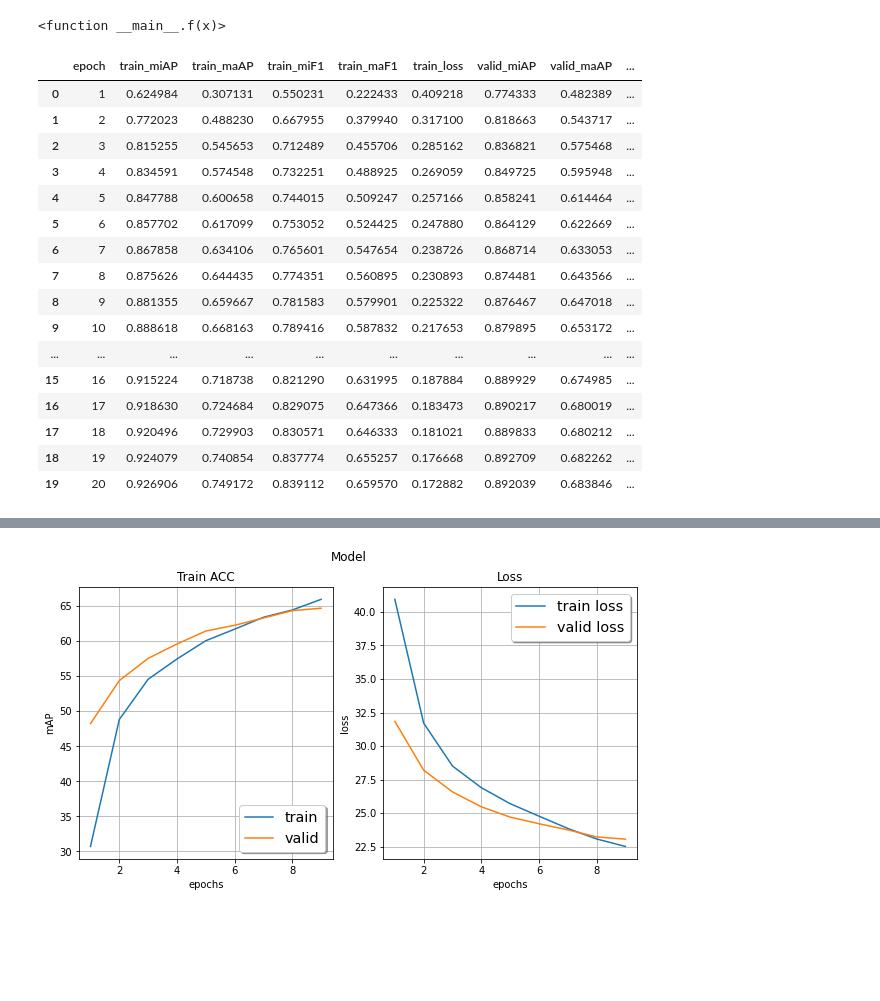
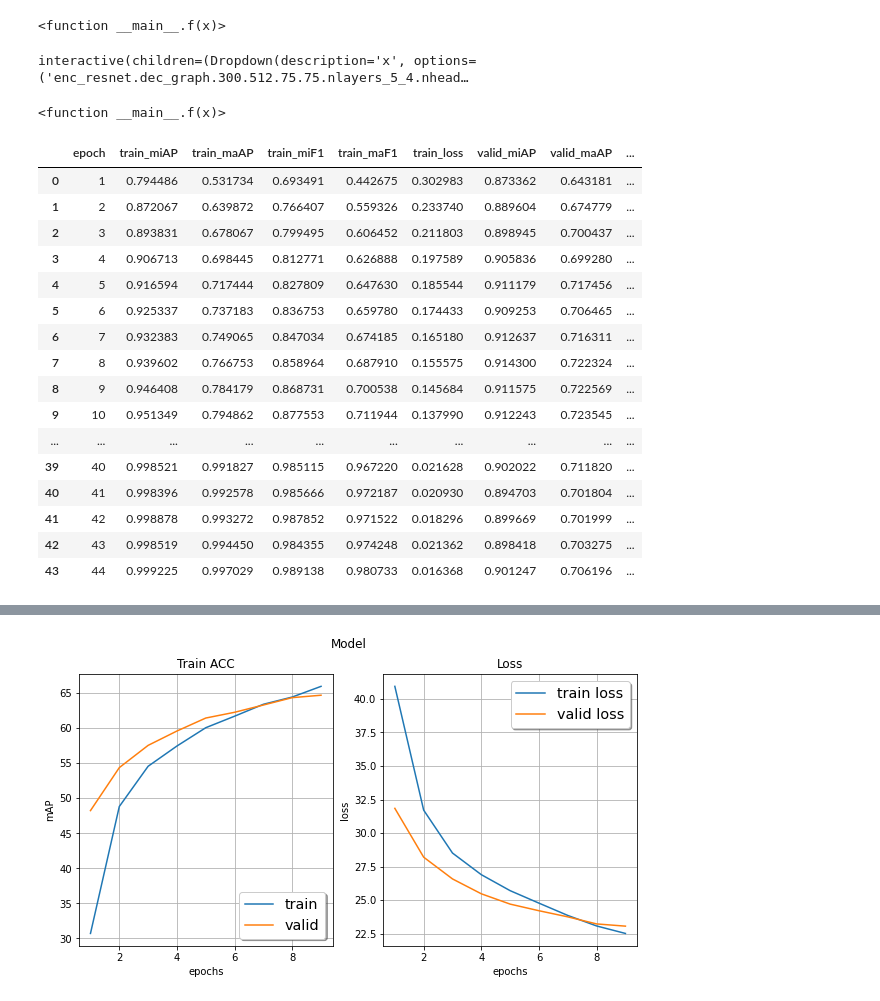
Before and after one commit to JonasKlotz/noiserobust_MLC, a Jupyter notebook: utils/plots/plot_training.ipynb, the cells around one changed output, grey strips where cells are left out. Saved outputs shown, nothing was run; the diff lists cells and outputs as text; code cells hidden in the pictures; blank space fills up the shorter version.

```diff
--- a/utils/plots/plot_training.ipynb
+++ b/utils/plots/plot_training.ipynb
@@ -20,6 +20,11 @@ interact(f, x=[elem for elem in os.listdir(WORK_DIR2) if not elem.startswith('.'
 # %% [output]
 interactive(children=(Dropdown(description='x', options=('09.07_16:04_.glove_d_300.epochs_25.loss_bce.sgd.lr_0…
 <function __main__.f(x)>
+# %%
+interact(f, x=[elem for elem in os.listdir(WORK_DIR) if not elem.startswith('.')])
+# %% [output]
+interactive(children=(Dropdown(description='x', options=('enc_resnet.dec_graph.300.512.75.75.nlayers_5_4.nhead…
+<function __main__.f(x)>
 # %%
 def plot_df(df):
     fig, axs = plt.subplots(1,2, figsize=(10,5))
@@ -45,26 +50,26 @@ def plot_df(df):
     legend = axs[1].legend(loc='upper right', shadow=True, fontsize='x-large')
     plt.show()
 # %%
-df = pd.read_csv('/Users/kiril/Documents/Master/Semester_4/computer vision/remotesensing/src/results/deepglobe/CbMLC/09.07_16:04_.glove_d_300.epochs_25.loss_bce.sgd.lr_0002/results.csv')
+df = pd.read_csv('/Users/kiril/Documents/Master/Semester_4/computer vision/remotesensing/results.csv')
 df
 # %% [output]
 |  | epoch | train_miAP | train_maAP | train_miF1 | train_maF1 | train_loss | valid_miAP | valid_maAP | ... |
-| 0 | 1 | 0.624984 | 0.307131 | 0.550231 | 0.222433 | 0.409218 | 0.774333 | 0.482389 | ... |
-| 1 | 2 | 0.772023 | 0.488230 | 0.667955 | 0.379940 | 0.317100 | 0.818663 | 0.543717 | ... |
-| 2 | 3 | 0.815255 | 0.545653 | 0.712489 | 0.455706 | 0.285162 | 0.836821 | 0.575468 | ... |
-| 3 | 4 | 0.834591 | 0.574548 | 0.732251 | 0.488925 | 0.269059 | 0.849725 | 0.595948 | ... |
-| 4 | 5 | 0.847788 | 0.600658 | 0.744015 | 0.509247 | 0.257166 | 0.858241 | 0.614464 | ... |
-| 5 | 6 | 0.857702 | 0.617099 | 0.753052 | 0.524425 | 0.247880 | 0.864129 | 0.622669 | ... |
-| 6 | 7 | 0.867858 | 0.634106 | 0.765601 | 0.547654 | 0.238726 | 0.868714 | 0.633053 | ... |
-| 7 | 8 | 0.875626 | 0.644435 | 0.774351 | 0.560895 | 0.230893 | 0.874481 | 0.643566 | ... |
-| 8 | 9 | 0.881355 | 0.659667 | 0.781583 | 0.579901 | 0.225322 | 0.876467 | 0.647018 | ... |
-| 9 | 10 | 0.888618 | 0.668163 | 0.789416 | 0.587832 | 0.217653 | 0.879895 | 0.653172 | ... |
+| 0 | 1 | 0.794486 | 0.531734 | 0.693491 | 0.442675 | 0.302983 | 0.873362 | 0.643181 | ... |
+| 1 | 2 | 0.872067 | 0.639872 | 0.766407 | 0.559326 | 0.233740 | 0.889604 | 0.674779 | ... |
+| 2 | 3 | 0.893831 | 0.678067 | 0.799495 | 0.606452 | 0.211803 | 0.898945 | 0.700437 | ... |
+| 3 | 4 | 0.906713 | 0.698445 | 0.812771 | 0.626888 | 0.197589 | 0.905836 | 0.699280 | ... |
+| 4 | 5 | 0.916594 | 0.717444 | 0.827809 | 0.647630 | 0.185544 | 0.911179 | 0.717456 | ... |
+| 5 | 6 | 0.925337 | 0.737183 | 0.836753 | 0.659780 | 0.174433 | 0.909253 | 0.706465 | ... |
+| 6 | 7 | 0.932383 | 0.749065 | 0.847034 | 0.674185 | 0.165180 | 0.912637 | 0.716311 | ... |
+| 7 | 8 | 0.939602 | 0.766753 | 0.858964 | 0.687910 | 0.155575 | 0.914300 | 0.722324 | ... |
+| 8 | 9 | 0.946408 | 0.784179 | 0.868731 | 0.700538 | 0.145684 | 0.911575 | 0.722569 | ... |
+| 9 | 10 | 0.951349 | 0.794862 | 0.877553 | 0.711944 | 0.137990 | 0.912243 | 0.723545 | ... |
 | ... | ... | ... | ... | ... | ... | ... | ... | ... | ... |
-| 15 | 16 | 0.915224 | 0.718738 | 0.821290 | 0.631995 | 0.187884 | 0.889929 | 0.674985 | ... |
-| 16 | 17 | 0.918630 | 0.724684 | 0.829075 | 0.647366 | 0.183473 | 0.890217 | 0.680019 | ... |
-| 17 | 18 | 0.920496 | 0.729903 | 0.830571 | 0.646333 | 0.181021 | 0.889833 | 0.680212 | ... |
-| 18 | 19 | 0.924079 | 0.740854 | 0.837774 | 0.655257 | 0.176668 | 0.892709 | 0.682262 | ... |
-| 19 | 20 | 0.926906 | 0.749172 | 0.839112 | 0.659570 | 0.172882 | 0.892039 | 0.683846 | ... |
+| 39 | 40 | 0.998521 | 0.991827 | 0.985115 | 0.967220 | 0.021628 | 0.902022 | 0.711820 | ... |
+| 40 | 41 | 0.998396 | 0.992578 | 0.985666 | 0.972187 | 0.020930 | 0.894703 | 0.701804 | ... |
+| 41 | 42 | 0.998878 | 0.993272 | 0.987852 | 0.971522 | 0.018296 | 0.899669 | 0.701999 | ... |
+| 42 | 43 | 0.998519 | 0.994450 | 0.984355 | 0.974248 | 0.021362 | 0.898418 | 0.703275 | ... |
+| 43 | 44 | 0.999225 | 0.997029 | 0.989138 | 0.980733 | 0.016368 | 0.901247 | 0.706196 | ... |
 # %%
 plot_df(df)
 # %% [output]
```
Also changed, not shown: parts of 2 cells of this notebook, 2 other files.
